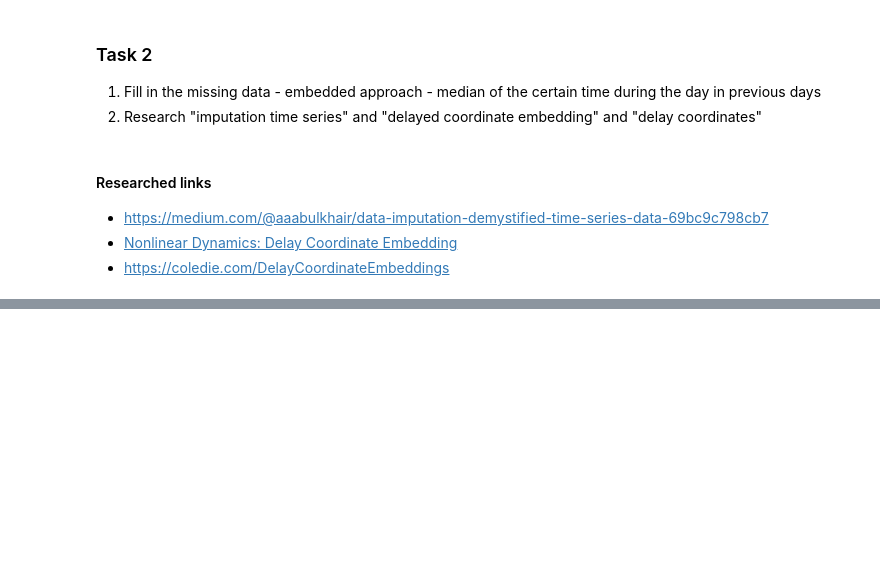
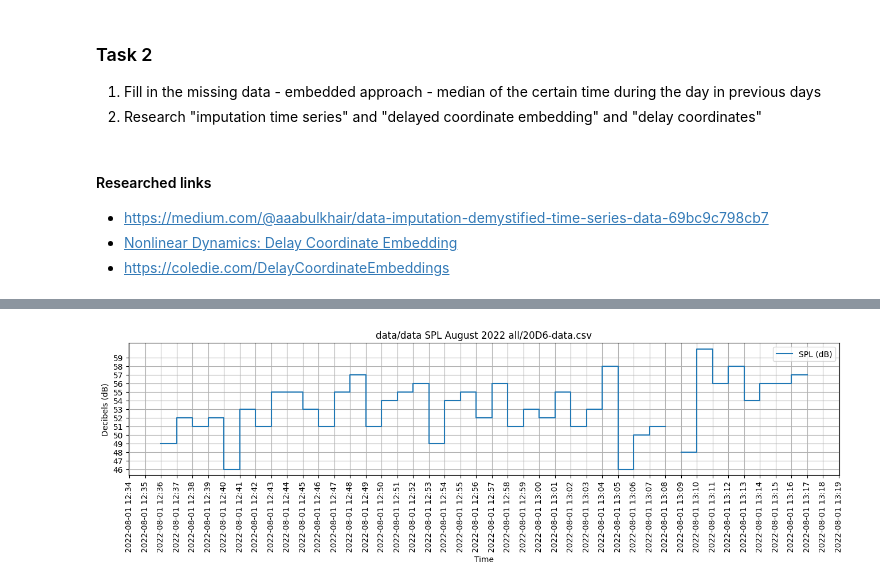
Before and after one commit to viktoriasiigur/master-thesis, a Jupyter notebook: Task 2.ipynb, the cells around one changed output, grey strips where cells are left out. Drawn from its saved outputs; the diff is of its cells as text; code cells hidden in the pictures; blank space fills up the shorter version.

Commit message:
add some examples, clean up code

```diff
--- a/Task 2.ipynb
+++ b/Task 2.ipynb
@@ -23,9 +23,20 @@ for root, dirs, files in os.walk("data", topdown=False):
    for name in files:
       paths.append(os.path.join(root, name))
 # %%
-def get_clean_dataframe(path):
+def get_prepared_dataframe(path):
     data = pd.read_csv(path)
     df = pd.DataFrame(data)
     df["Time"] = pd.to_datetime(df["Time"])
+
+    # Remove duplicates
     df = df.drop_duplicates(subset=["Time"], keep=False)
+
+    # Replace empty slots with NaN values for each minute
+    full_time_range = pd.date_range(start=df["Time"].min(), end=df["Time"].max(), freq="min")
+    df = df.set_index("Time").reindex(full_time_range)
+    df = df.rename_axis("Time").reset_index()
+    df["time_diff"] = df["Time"].diff().dt.total_seconds()
+    df["dt_sound_level_dB"] = np.where((df["time_diff"] == 60) | (df.index == 0), df["dt_sound_level_dB"], np.nan)
+    df = df.drop(columns=["time_diff"])
+
     return df
@@ -54,9 +43,9 @@ get_multiple_indexes()
 # %%
-def plot(path, timestamps, db_levels):
+def plot(path, timestamps, db_levels, interval):
     plt.figure(figsize=(16, 3))
     plt.step(timestamps, db_levels, label="SPL (dB)")
     plt.gca().xaxis.set_major_formatter(mdates.DateFormatter('%Y-%m-%d %H:%M'))
-    plt.gca().xaxis.set_major_locator(mdates.MinuteLocator(interval=60))
+    plt.gca().xaxis.set_major_locator(mdates.MinuteLocator(interval=interval))
     plt.title(path)
     plt.xlabel("Time")
     plt.ylabel("Decibels (dB)")
@@ -69,26 +58,12 @@ def plot(path, timestamps, db_levels):
     plt.legend()
     plt.show()
 # %%
-def get_one_sensor_24h_plot():
-    df = get_clean_dataframe(paths[0])
+def get_one_sensor_plot(path, start_time, end_time, interval=60):
+    df = get_prepared_dataframe(path)
+    df = df[(df["Time"] >= start_time) & (df["Time"] < end_time)]
+    plot(path, df['Time'], df['dt_sound_level_dB'], interval=interval)
 
-    full_time_range = pd.date_range(start=df["Time"].min(), end=df["Time"].max(), freq="min")
-    df = df.set_index("Time").reindex(full_time_range)
-    df = df.rename_axis("Time").reset_index()
-
-    df["time_diff"] = df["Time"].diff().dt.total_seconds()
-    df["dt_sound_level_dB"] = np.where((df["time_diff"] == 60) | (df.index == 0), df["dt_sound_level_dB"], np.nan)
-    df = df.drop(columns=["time_diff"])
-
-    start_time = df["Time"].min()
-    end_time = start_time + pd.Timedelta(hours=24)
-
-    filtered_df = df[(df["Time"] >= start_time) & (df["Time"] < end_time)]
-
-    plot(paths[0], filtered_df['Time'], filtered_df['dt_sound_level_dB'])
-
-    return df
-
-get_one_sensor_24h_plot()
+# 24h
+get_one_sensor_plot(path=paths[0], start_time="2022-08-01 02:07:00", end_time="2022-08-02 02:07:00")
 # %% [output]
 [figure]
@@ -148,0 +89,4 @@ get_one_sensor_24h_filled_plot()
+# %%
+get_one_sensor_plot(path=paths[0], start_time="2022-08-01 12:32:00", end_time="2022-08-01 13:32:00", interval=1)
+# %% [output]
+[figure, added]
```
Also changed, not shown: parts of 7 cells of this notebook.
